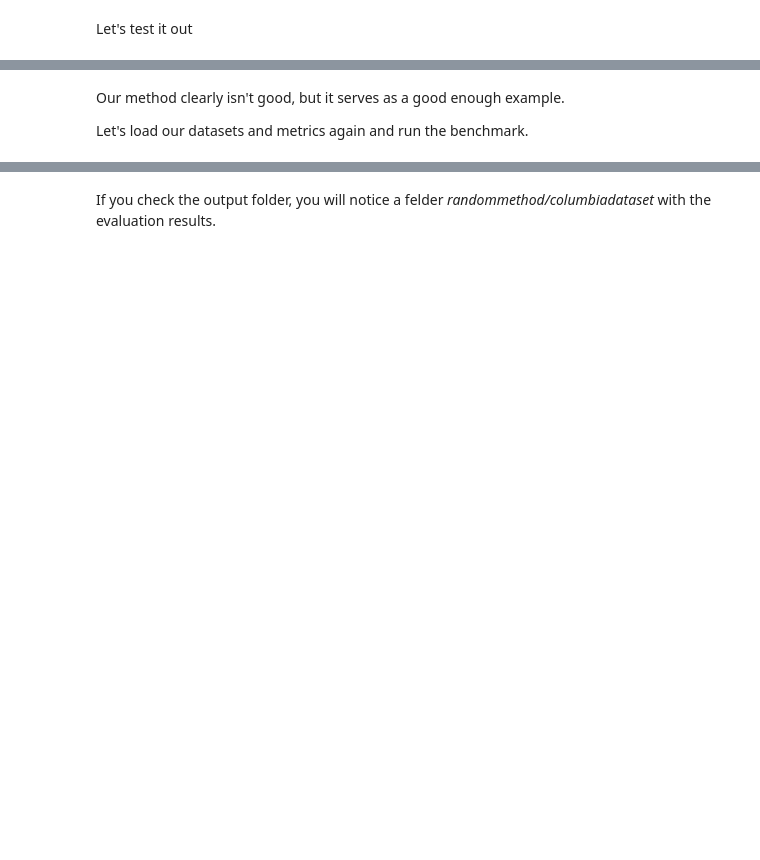
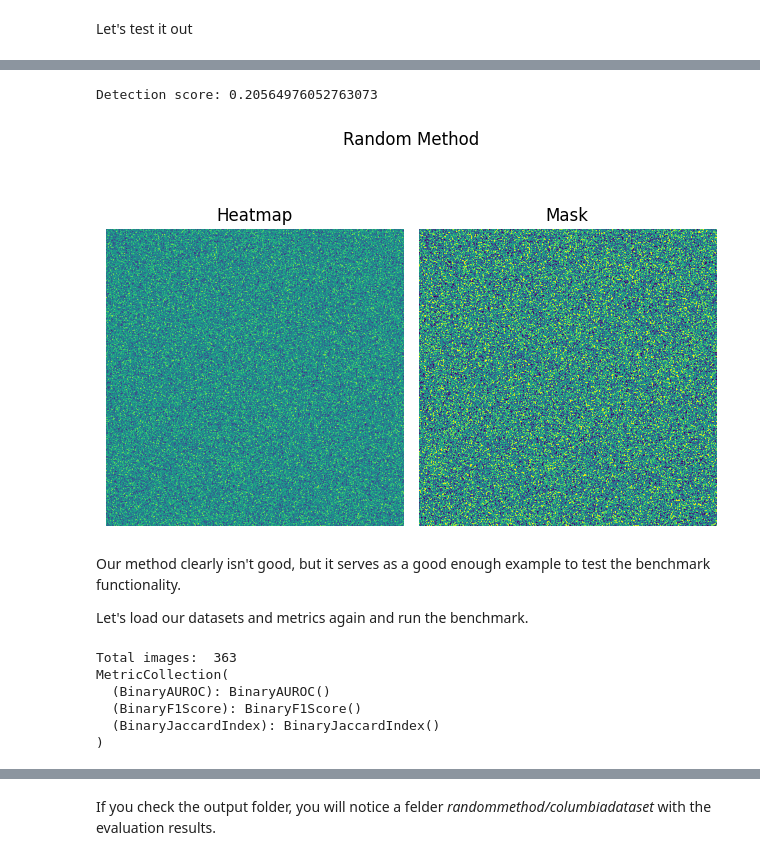
Before and after one commit to julietaumpierrez/documents-photoholmes, a Jupyter notebook: examples/benchmarking_a_method.ipynb, the cells around one changed output, grey strips where cells are left out. Cells and saved outputs as stored; diff of their text form; code cells hidden in the pictures; blank space fills up the shorter version.

```diff
--- a/examples/benchmarking_a_method.ipynb
+++ b/examples/benchmarking_a_method.ipynb
@@ -20,5 +22,5 @@ To run an included method, we first import and instantiate the method. You can d
 # %%
-from photoholmes.methods.method_factory import MethodFactory, MethodName
+from photoholmes.methods.factory import MethodFactory, MethodRegistry
 
 
-dq, dq_preprocessing = MethodFactory.load(MethodName.DQ)
+dq, dq_preprocessing = MethodFactory.load(MethodRegistry.DQ)
@@ -68,7 +80,7 @@ For more information on the datasets, see the Datasets section of the README.md
 
 Lastly, we need to select the metrics to evaluate. We will load the Auroc, IoU and F1 using the MetricFactory. To see how to use metrics outside the factory or custom metrics, see the documentation.
 # %%
-from photoholmes.metrics.metric_factory import MetricFactory, MetricName
+from photoholmes.metrics.factory import MetricFactory, MetricRegistry
 
-metrics = MetricFactory.load([MetricName.AUROC, MetricName.F1, MetricName.IoU])
+metrics = MetricFactory.load([MetricRegistry.AUROC, MetricRegistry.F1, MetricRegistry.IoU])
 print(metrics)
@@ -148,7 +188,6 @@ import numpy as np
 from numpy.typing import NDArray
 import torch
 from photoholmes.preprocessing.image import ToNumpy
-from photoholmes.preprocessing.input import InputSelection
 
 from photoholmes.preprocessing.pipeline import PreProcessingPipeline
 
@@ -159,23 +198,26 @@ class RandomMethod(BaseMethod):
         super().__init__()
         self.threshold = threshold
 
-    def predict(self, image: NDArray) -> Tuple[NDArray, float]:
+    def predict(self, image: NDArray) -> Tuple[NDArray, NDArray, float]:
         heatmap = np.random.random(size=image.shape[:2])
         detection = random.random()
-        return heatmap, detection
+        mask = heatmap>self.threshold
+        return heatmap, mask, detection
 
     def benchmark(self, image: NDArray) -> BenchmarkOutput:
-        heatmap, detection = self.predict(image)
+        heatmap, mask, detection = self.predict(image)
         return {
             "heatmap": torch.from_numpy(heatmap),
-            "mask": None,
+            "mask": torch.from_numpy(mask),
             "detection": torch.tensor([detection]),
         }
 
 
 method = RandomMethod()
 random_method_preprocessing = PreProcessingPipeline(
-    [ToNumpy(), InputSelection(["image"])]
+    [ToNumpy()],
+    inputs=["image"],
+    outputs_keys=["image"]
 )
 # %% [markdown]
 Let's test it out
@@ -189,18 +238,20 @@ plot(img)
 # %%
-import matplotlib.pyplot as plt
+from photoholmes.utils.image import plot_multiple
 
 input_preprocessed = random_method_preprocessing(image=img)
-heatmap, score = method.predict(**input_preprocessed)
+heatmap, mask, score = method.predict(**input_preprocessed)
 print("Detection score:", score)
-plt.imshow(heatmap)
-plt.show()
+plot_multiple([heatmap, mask], titles=["Heatmap", "Mask"], title="Random Method")
+# %% [output]
+Detection score: 0.20564976052763073
+[figure, added]
 # %% [markdown]
-Our method clearly isn't good, but it serves as a good enough example.
+Our method clearly isn't good, but it serves as a good enough example to test the benchmark functionality.
 
 Let's load our datasets and metrics again and run the benchmark.
 # %%
 from photoholmes.datasets.dataset_factory import DatasetFactory, DatasetName
-from photoholmes.metrics.metric_factory import MetricFactory, MetricName
+from photoholmes.metrics.factory import MetricFactory, MetricRegistry
 
 
 columbia_dataset_path: str = (
@@ -215,8 +266,15 @@ dataset = DatasetFactory.load(
 )
 print("Total images: ", len(dataset))
 
-metrics = MetricFactory.load([MetricName.AUROC, MetricName.F1, MetricName.IoU])
+metrics = MetricFactory.load([MetricRegistry.AUROC, MetricRegistry.F1, MetricRegistry.IoU])
 print(metrics)
+# %% [output]
+Total images:  363
+MetricCollection(
+  (BinaryAUROC): BinaryAUROC()
+  (BinaryF1Score): BinaryF1Score()
+  (BinaryJaccardIndex): BinaryJaccardIndex()
+)
 # %%
 from photoholmes.benchmark import Benchmark
 
```
Also changed, not shown: parts of 21 cells of this notebook.
